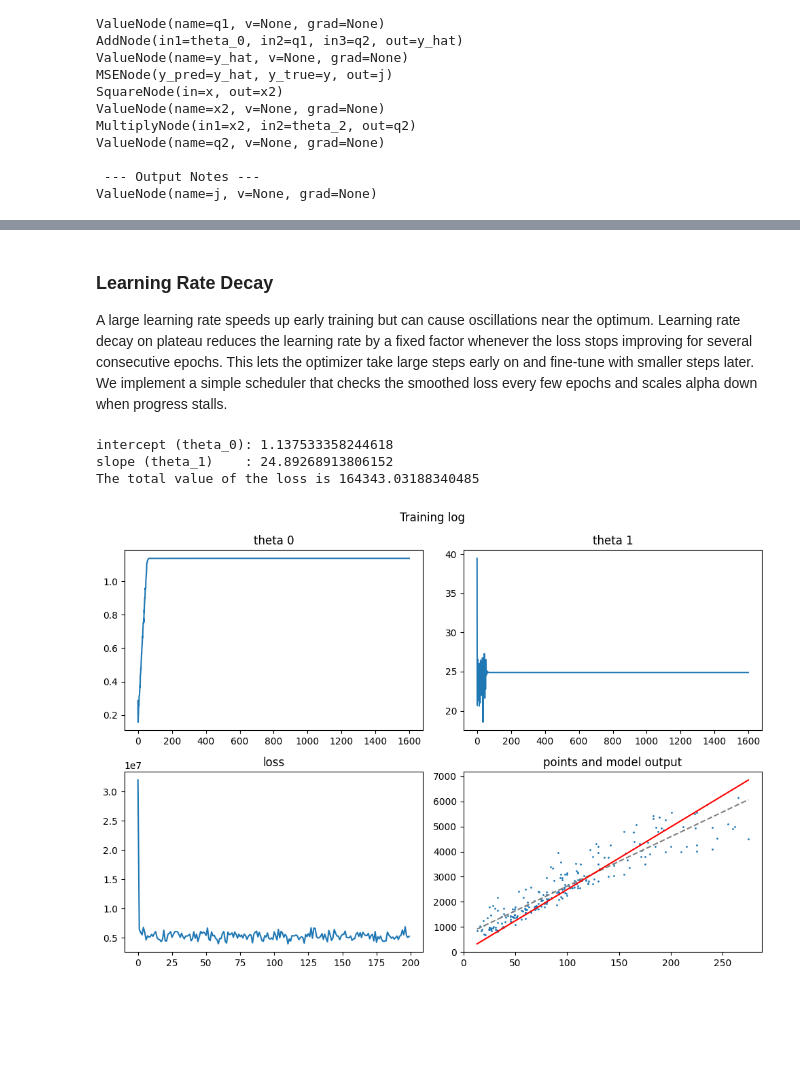
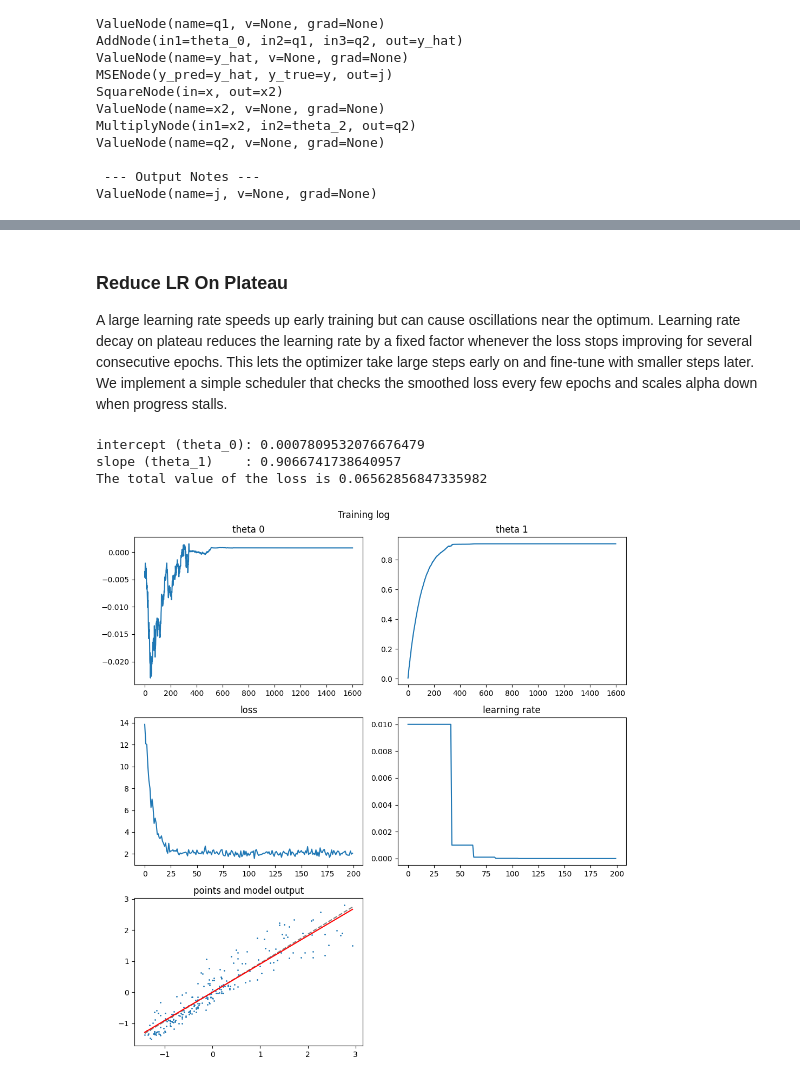
Before and after one commit to JakobFender/mse-deep-learning-cg, a Jupyter notebook: notebooks/final.ipynb, the cells around one changed output, grey strips where cells are left out. Saved outputs shown, nothing was run; the diff lists cells and outputs as text; code cells hidden in the pictures; blank space fills up the shorter version.

Commit message:
add observations and change to normalized

```diff
--- a/notebooks/final.ipynb
+++ b/notebooks/final.ipynb
@@ -1245,7 +1263,7 @@ Pick at least 2 of the following optional objectives to further explore and anal
 Input features with very different scales cause the gradient descent to progress slowly, because the learning rate must be small enough for the largest feature. Normalizing each feature to zero mean and unit variance puts all inputs on the same scale, which allows a much larger learning rate and faster convergence. We re-run the batched SGD from section 4 on the normalized living area and rent price and compare the resulting theta values and loss to the unnormalized case.
 # %%
 alpha = 0.1
-epochs = 500
+epochs = 200
 batch_size = 32
 N = len(living_area_norm)
 t0 = 0.0
@@ -1497,7 +1535,7 @@ class GradientDescent(AbstractOptimizer):
                 return
             visited.add(id(node))
 
-            self.velocity[node] = self.momentum * self.velocity.get(node, 0.0) + self.learning_rate * node.grad_v
+            self.velocity[node] = self.momentum * self.velocity.get(node, 0.0) + node.grad_v
             node.v -= self.learning_rate * self.velocity[node]
 
             for child in node.children:
@@ -1752,11 +1805,11 @@ Training too long can cause the model to overfit: the training loss keeps decrea
 # %%
-alpha = 1e-1
-epochs = 500
+alpha = 1e-2
+epochs = 200
 batch_size = 32
-N = len(living_area)
+N = len(living_area_norm)
 t0 = 0.0
 t1 = 0.0
-patience = 10
+patience = 20
 
 loss_evolution = []
 t0_evolution = []
@@ -1770,7 +1823,7 @@ for epoch in range(epochs):
     for step in range(n_steps):
         batch_indices = random.sample(range(N), batch_size)  # sample a batch
 
-        cg.forward([[living_area[n], t0, t1, rent_price[n]] for n in batch_indices])
+        cg.forward([[living_area_norm[n], t0, t1, rent_price_norm[n]] for n in batch_indices])
         cg.backward(32)
 
         optimizer.step()
@@ -1785,7 +1838,7 @@ for epoch in range(epochs):
     epoch_loss /= n_steps
     loss_evolution.append(epoch_loss)
 
-    if epoch > patience and epoch_loss / n_steps > min(loss_evolution[-patience:]):
+    if epoch > patience and epoch_loss > sum(loss_evolution[-patience:-1]) / patience:
         print(
             f"Triggered early stopping at epoch {epoch}. Current epoch loss ({epoch_loss})"
             f" is larger than the maximum of the last {patience} epoch(s)"
@@ -1804,9 +1857,10 @@ plot_training_log(
         ("loss", loss_evolution),
         "scatter",
     ],
-    x=living_area,
-    y=rent_price,
+    x=living_area_norm,
+    y=rent_price_norm,
     t0=t0,
     t1=t1,
+    normalized=True,
 )
 # %% [output]
@@ -1818,23 +1878,24 @@ The total value of the loss is 164143.71794227572
 # %% [markdown]
-### Learning Rate Decay
+### Reduce LR On Plateau
 
 A large learning rate speeds up early training but can cause oscillations near the optimum. Learning rate decay on plateau reduces the learning rate by a fixed factor whenever the loss stops improving for several consecutive epochs. This lets the optimizer take large steps early on and fine-tune with smaller steps later. We implement a simple scheduler that checks the smoothed loss every few epochs and scales alpha down when progress stalls.
 # %%
-alpha = 1e-4
+alpha = 1e-2
 epochs = 200
 batch_size = 32
-N = len(living_area)
+N = len(living_area_norm)
 t0 = 0.0
 t1 = 0.0
 
-scheduler_patience = 5
+scheduler_patience = 20
 scheduler_factor = 0.1
 last_decrease = 0
-min_delta = 1e-8
+min_delta = 1e-10
 
 loss_evolution = []
 t0_evolution = []
 t1_evolution = []
+alpha_evolution = []
 
 for epoch in range(epochs):
     n_steps = N // batch_size + 1
@@ -1849,45 +1910,49 @@ for epoch in range(epochs):
             cg.reset_values()
             cg.zero_grad()
 
-            cg.forward([[living_area[n], t0, t1, rent_price[n]]])
+            cg.forward([[living_area_norm[n], t0, t1, rent_price_norm[n]]])
             cg.backward()
             grad_t0_sum += theta_0.grad_v
             grad_t1_sum += theta_1.grad_v
             epoch_loss += j.v
 
         # update theta with the average gradient over the batch
         t0 = t0 - alpha * (grad_t0_sum / batch_size)
         t1 = t1 - alpha * (grad_t1_sum / batch_size)
         t0_evolution.append(t0)
         t1_evolution.append(t1)
 
     epoch_loss /= n_steps
 
     smoothed = sum(loss_evolution[-scheduler_patience:]) / patience
     if epoch - last_decrease > scheduler_patience and epoch_loss > smoothed - min_delta:
         alpha *= 0.1
+        last_decrease = epoch
 
     loss_evolution.append(epoch_loss)
+    alpha_evolution.append(alpha)
 
 print("intercept (theta_0):", t0)
 print("slope (theta_1)    :", t1)
-y_hat = t0 + t1 * living_area
-J = mse_loss(y_hat, rent_price)
+y_hat = t0 + t1 * living_area_norm
+J = mse_loss(y_hat, rent_price_norm)
 print("The total value of the loss is", J)
 plot_training_log(
     plots=[
         ("theta 0", t0_evolution),
         ("theta 1", t1_evolution),
         ("loss", loss_evolution),
+        ("learning rate", alpha_evolution),
         "scatter",
     ],
-    x=living_area,
-    y=rent_price,
+    x=living_area_norm,
+    y=rent_price_norm,
     t0=t0,
     t1=t1,
+    normalized=True,
 )
 # %% [output]
-intercept (theta_0): 1.137533358244618
-slope (theta_1)    : 24.89268913806152
-The total value of the loss is 164343.03188340485
+intercept (theta_0): 0.0007809532076676479
+slope (theta_1)    : 0.9066741738640957
+The total value of the loss is 0.06562856847335982
-[figure, old version]
+[figure, new version]
```
Also changed, not shown: parts of 22 cells of this notebook.
